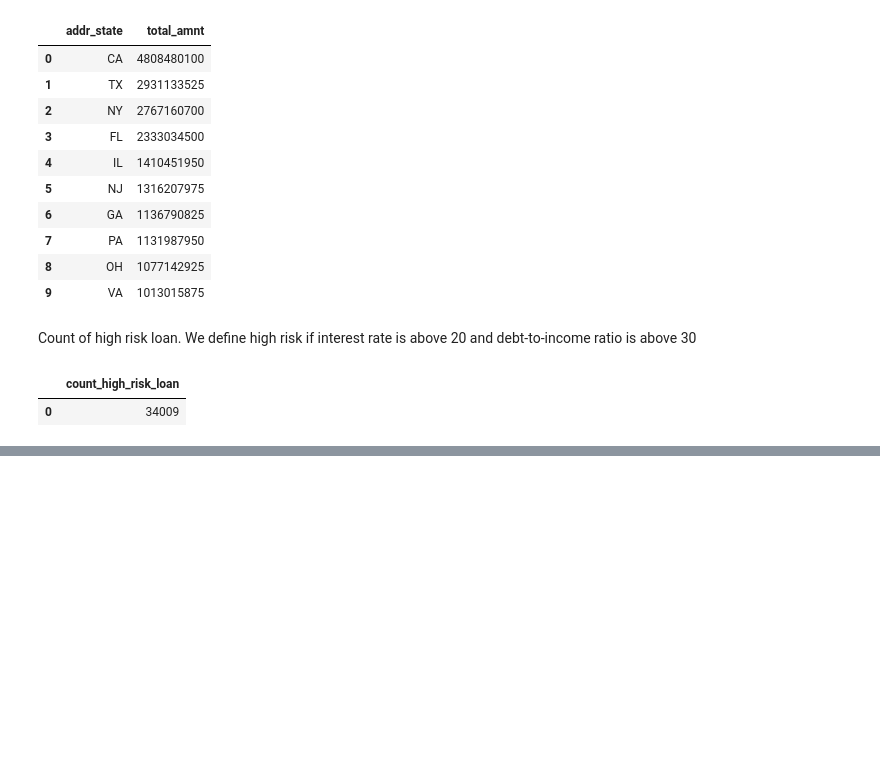
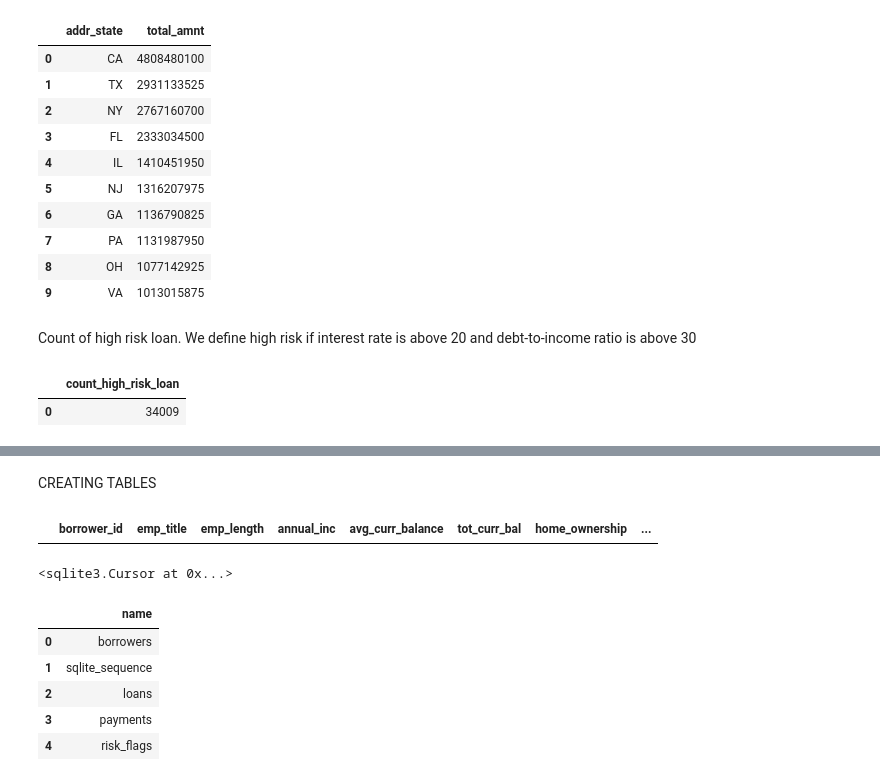
Before and after one commit to septembershashanksharma-hub/finsight-ai, a Jupyter notebook: week1_foundation.ipynb, the cells around one changed output, grey strips where cells are left out. Saved outputs shown, nothing was run; the diff lists cells and outputs as text; code cells hidden in the pictures; blank space fills up the shorter version.

```diff
--- a/week1_foundation.ipynb
+++ b/week1_foundation.ipynb
@@ -716,0 +770,2 @@ pd.read_sql("SELECT COUNT(*) AS count_high_risk_loan FROM loans WHERE int_rate>2
+# %% [markdown]
+CREATING TABLES
@@ -716,0 +786,8 @@ pd.read_sql("SELECT COUNT(*) AS count_high_risk_loan FROM loans WHERE int_rate>2
+# %%
+pd.read_sql("SELECT * FROM borrowers", conn)
+# %% [output]
+|  | borrower_id | emp_title | emp_length | annual_inc | avg_curr_balance | tot_curr_bal | home_ownership | ... |
+# %%
+conn.execute("PRAGMA foreign_keys = ON")
+# %% [output]
+<sqlite3.Cursor at 0x...>
@@ -716,0 +846,9 @@ pd.read_sql("SELECT COUNT(*) AS count_high_risk_loan FROM loans WHERE int_rate>2
+# %%
+pd.read_sql("SELECT name FROM sqlite_master WHERE type='table'", conn)
+# %% [output]
+|  | name |
+| 0 | borrowers |
+| 1 | sqlite_sequence |
+| 2 | loans |
+| 3 | payments |
+| 4 | risk_flags |
```
Also changed, not shown: parts of 9 cells of this notebook, 1 other file.
